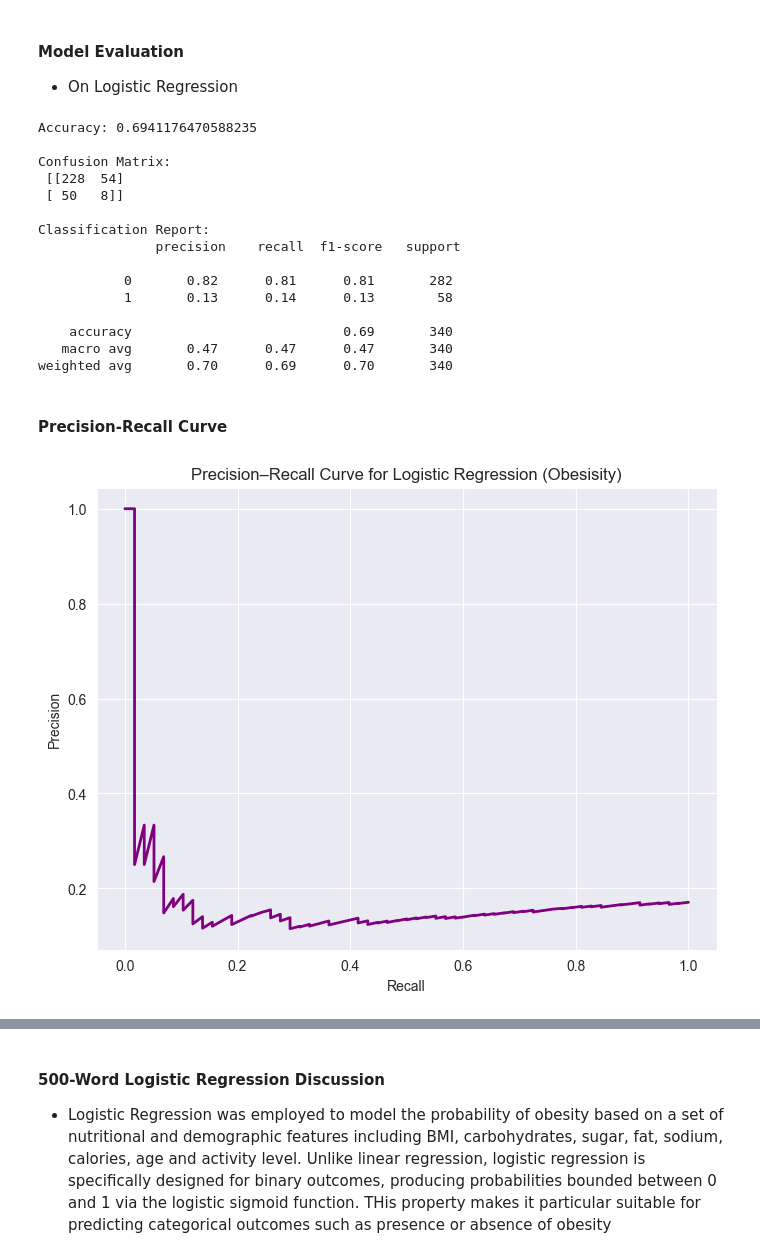
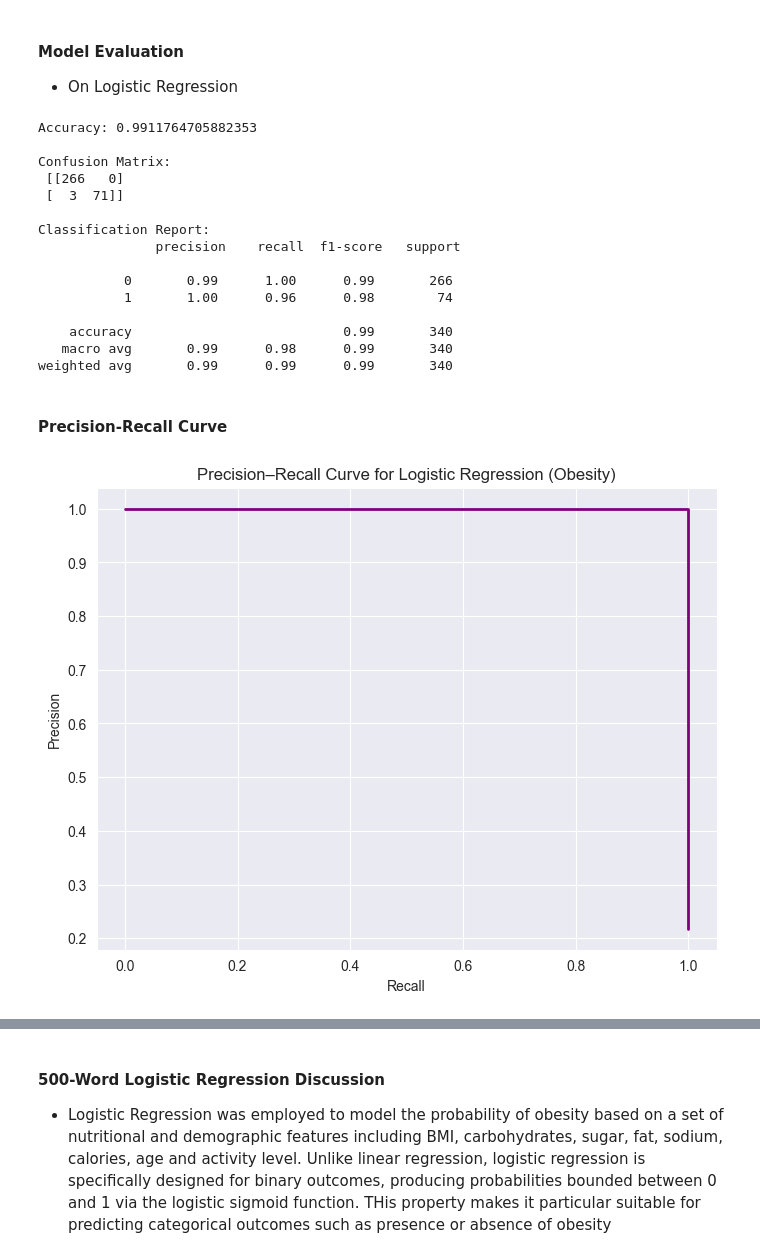
Before and after one commit to JariusBedward-8841640/Problem_Analysis_Workshop5, a Jupyter notebook: ProblemAnalysis_Workshop5.ipynb, the cells around one changed output, grey strips where cells are left out. Drawn from its saved outputs; the diff is of its cells as text; code cells hidden in the pictures.

Commit message:
fixed percsion recall to properly identify the relationship and added explinations for plot

```diff
--- a/ProblemAnalysis_Workshop5.ipynb
+++ b/ProblemAnalysis_Workshop5.ipynb
@@ -272,23 +277,29 @@ plt.show()
 # %% [markdown]
 #### Logistic Regression
 # %%
-# Feature and Target
+    # Feature and Target
 
-x = macro_dataset[["BMI"]].values #2d array for sklearn
-y = macro_dataset["Obesity"].values
+x_obesity = macro_dataset[["BMI"]].values #2d array for sklearn
+y_obesity = macro_dataset["Obesity"].values
 
+#Preform new trian and test split
+x_train_ob, x_test_ob, y_train_ob, y_test_ob = train_test_split(
+    x_obesity, y_obesity, test_size=0.2, random_state=42, stratify=y_obesity
+)
 
 #Scale BMI for smoother fitting
-scaler = StandardScaler()
-x_scaled = scaler.fit_transform(x)
+scaler_ob = StandardScaler() #_ob for obesity
+x_train_scaled_ob = scaler.fit_transform(x_train_ob)
+x_test_scaled_ob = scaler.transform(x_test_ob)
 
 
 #fit logistic regression
 logist_model = LogisticRegression(max_iter=5000)
-logist_model.fit(x_scaled, y)
+logist_model.fit(x_train_scaled_ob, y_train_ob)
 
 # Create a dsnse BMi range for a smooth sigmoid curve
-x_range = np.linspace(x_scaled.min()-0.5, x_scaled.max()+0.5,1000).reshape(-1,1)
+x_range = np.linspace(x_train_scaled_ob.min()-0.5, x_train_scaled_ob.max()+0.5,1000).reshape(-1,1)
+
 
 #predct priabbilites for sigmoid curve
 
@@ -296,7 +307,7 @@ y_prob = logist_model.predict_proba(x_range)[:,1]
 
 #plot
 plt.figure(figsize=(10,6))
-plt.scatter(x_scaled, y, color='blue', alpha=0.5, label='Actual Data')
+plt.scatter(x_train_scaled_ob, y_train_ob, color='blue', alpha=0.5, label='Actual Data (Obesity)')
 plt.plot(x_range, y_prob, color='red', linewidth=3, label='Sigmoid Fit')
 plt.xlabel('BMI (scaled)')
 plt.ylabel('Probability of Obesity')
@@ -310,47 +325,45 @@ plt.show()
 #### Model Evaluation
 - On Logistic Regression
 # %%
-#Predict class labels on the test set
-x_test_BMI = x_test[["BMI"]].values
-x_test_scaled_BMI = scaler.transform(x_test_BMI)
 
-y_pred_test = logist_model.predict(x_test_scaled_BMI)
+y_pred_test_ob = logist_model.predict(x_test_scaled_ob)
 
-print("Accuracy:", accuracy_score(y_pred_test, y_test))
-print("\nConfusion Matrix:\n", confusion_matrix(y_test, y_pred_test))
-print("\nClassification Report:\n", classification_report(y_test, y_pred_test))
+print("Accuracy:", accuracy_score(y_test_ob, y_pred_test_ob))
+print("\nConfusion Matrix:\n", confusion_matrix(y_test_ob, y_pred_test_ob))
+print("\nClassification Report:\n", classification_report(y_test_ob, y_pred_test_ob))
 # %% [output]
-Accuracy: 0.6941176470588235
+Accuracy: 0.9911764705882353
 
 Confusion Matrix:
- [[228  54]
- [ 50   8]]
+ [[266   0]
+ [  3  71]]
 
 Classification Report:
                precision    recall  f1-score   support
 
-           0       0.82      0.81      0.81       282
-           1       0.13      0.14      0.13        58
+           0       0.99      1.00      0.99       266
+           1       1.00      0.96      0.98        74
 
-    accuracy                           0.69       340
-   macro avg       0.47      0.47      0.47       340
-weighted avg       0.70      0.69      0.70       340
+    accuracy                           0.99       340
+   macro avg       0.99      0.98      0.99       340
+weighted avg       0.99      0.99      0.99       340
 # %% [markdown]
 #### Precision-Recall Curve
 # %%
-#Predicted proabilites for postive class
+    #Predicted proabilites for postive class
 
-y_prob_test = logist_model.predict_proba(x_test_scaled_BMI)[:,1]
+y_prob_test_ob = logist_model.predict_proba(x_test_scaled_ob)[:,1]
 
 #Plot precision-recall urve
-precision, recall, thresholds = precision_recall_curve(y_test, y_prob_test)
+precision, recall, thresholds = precision_recall_curve(y_test_ob, y_prob_test_ob)
 
+#plot
 plt.figure(figsize=(8,6))
 plt.plot(recall, precision, color="purple", linewidth=2)
 plt.xlabel("Recall")
 plt.ylabel("Precision")
-plt.title("Precision–Recall Curve for Logistic Regression (Obesisity)")
+plt.title("Precision–Recall Curve for Logistic Regression (Obesity)")
 plt.grid(True)
 plt.show()
 # %% [output]
-[figure, old version]
+[figure, new version]
```
Also changed, not shown: parts of 9 cells of this notebook.
